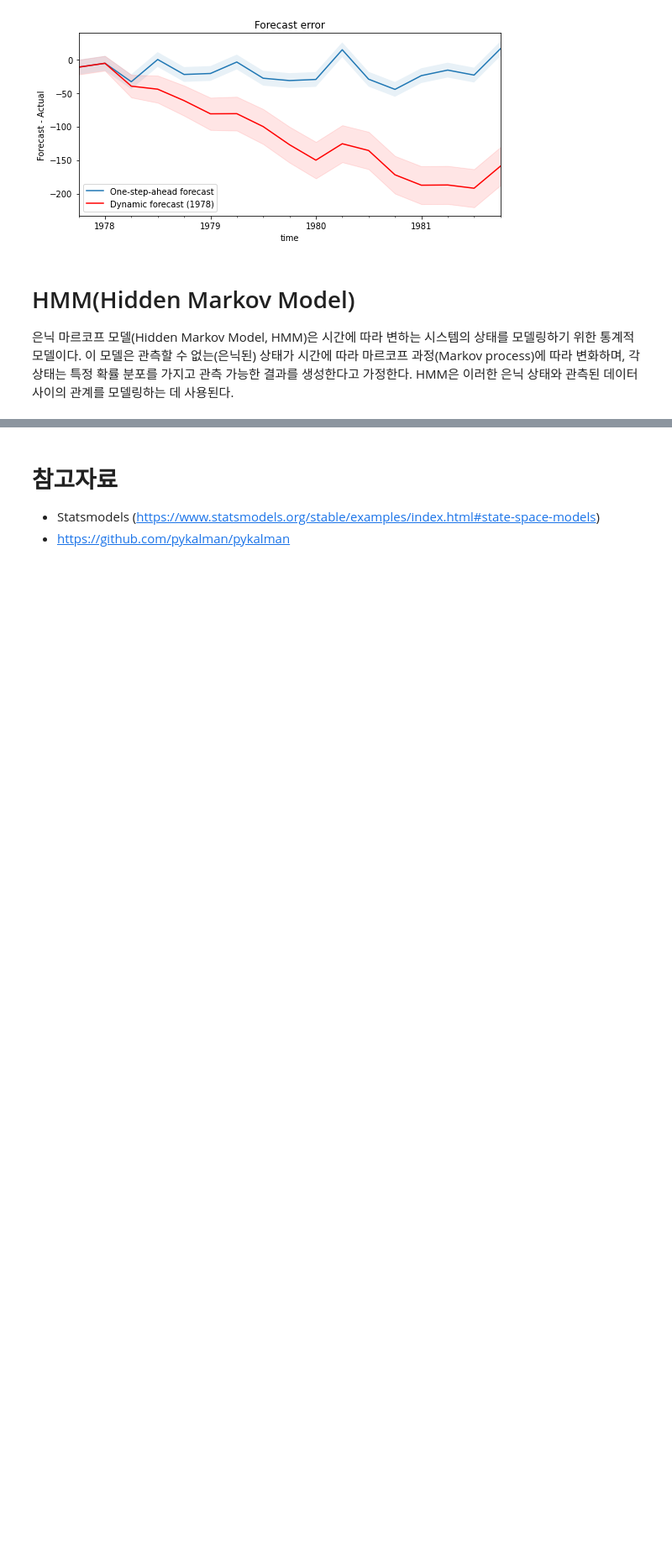
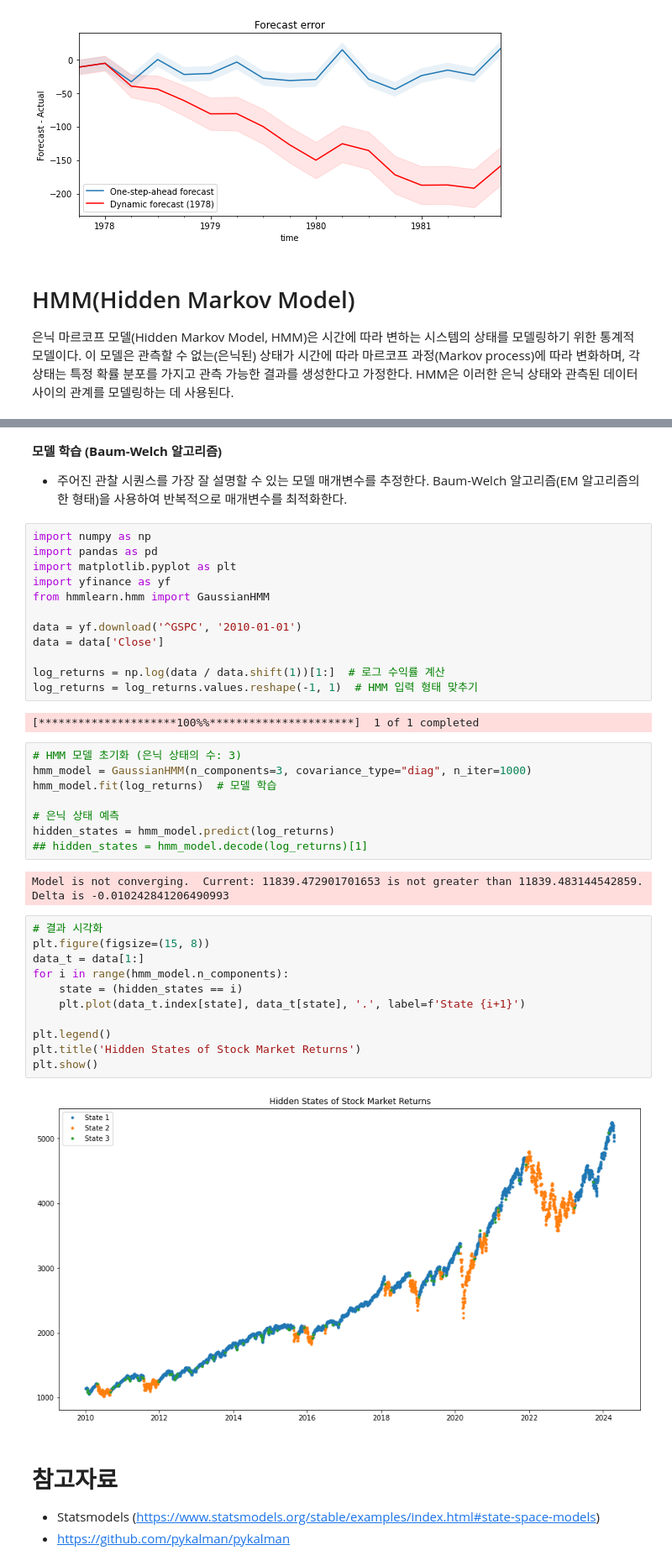
Before and after one commit to jo-cho/FinBlog, a Jupyter notebook: posts/statistics/time_series/ts_06_state_space.ipynb, the cells around one changed output, grey strips where cells are left out. Shown at 84% size. Drawn from its saved outputs; the diff is of its cells as text; blank space fills up the shorter version.

```diff
--- a/posts/statistics/time_series/ts_06_state_space.ipynb
+++ b/posts/statistics/time_series/ts_06_state_space.ipynb
@@ -353,3 +384,44 @@ HMM의 구성 요소
+# %% [markdown]
+**모델 학습 (Baum-Welch 알고리즘)**
+
+- 주어진 관찰 시퀀스를 가장 잘 설명할 수 있는 모델 매개변수를 추정한다. Baum-Welch 알고리즘(EM 알고리즘의 한 형태)을 사용하여 반복적으로 매개변수를 최적화한다.
+# %%
+import numpy as np
+import pandas as pd
+import matplotlib.pyplot as plt
+import yfinance as yf
+from hmmlearn.hmm import GaussianHMM
+
+data = yf.download('^GSPC', '2010-01-01')
+data = data['Close']
+
+log_returns = np.log(data / data.shift(1))[1:]  # 로그 수익률 계산
+log_returns = log_returns.values.reshape(-1, 1)  # HMM 입력 형태 맞추기
+# %% [output]
+[*********************100%%**********************]  1 of 1 completed
+# %%
+# HMM 모델 초기화 (은닉 상태의 수: 3)
+hmm_model = GaussianHMM(n_components=3, covariance_type="diag", n_iter=1000)
+hmm_model.fit(log_returns)  # 모델 학습
+
+# 은닉 상태 예측
+hidden_states = hmm_model.predict(log_returns)
+## hidden_states = hmm_model.decode(log_returns)[1]
+# %% [output]
+Model is not converging.  Current: 11839.472901701653 is not greater than 11839.483144542859. Delta is -0.010242841206490993
+# %%
+# 결과 시각화
+plt.figure(figsize=(15, 8))
+data_t = data[1:]
+for i in range(hmm_model.n_components):
+    state = (hidden_states == i)
+    plt.plot(data_t.index[state], data_t[state], '.', label=f'State {i+1}')
+
+plt.legend()
+plt.title('Hidden States of Stock Market Returns')
+plt.show()
+# %% [output]
+[figure, added]
 # %% [markdown]
 # 참고자료
 
```
Also changed, not shown: parts of 4 cells of this notebook, 57 other files.
